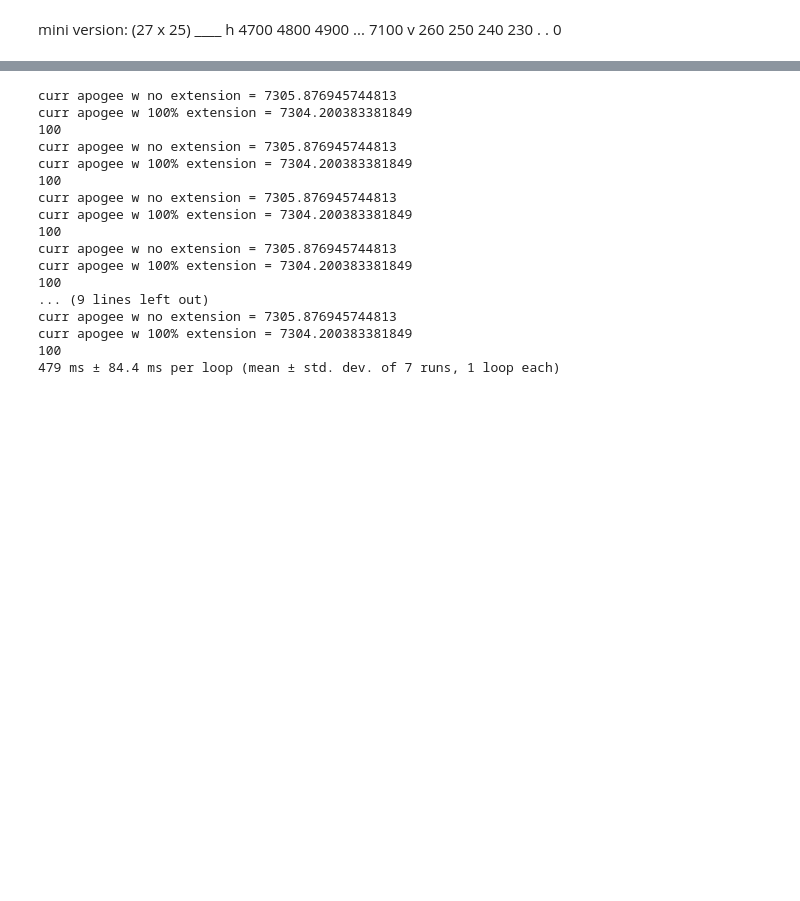
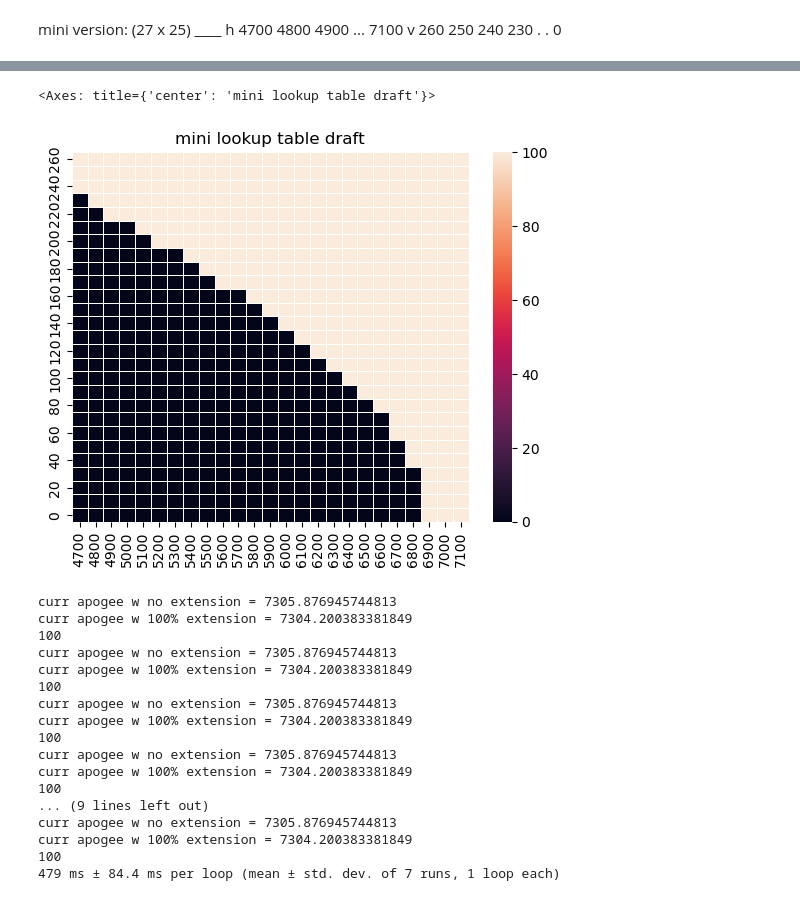
Before and after one commit to violetzheng/airbrakes-control-system, a Jupyter notebook: call_simulink.ipynb, the cells around one changed output, grey strips where cells are left out. Saved outputs shown, nothing was run; the diff lists cells and outputs as text; code cells hidden in the pictures; blank space fills up the shorter version.

```diff
--- a/call_simulink.ipynb
+++ b/call_simulink.ipynb
@@ -77,6 +77,7 @@ ERROR_THRESHOLD = 1
 TARGET_APOG = 6850
 STOP_TIME = 34
 START_TIME = 5
+MAX_CALLS = 10
 # %%
 def get_extension(curr_vel, curr_alt,target):
     #find apogee when no extension yet
@@ -106,7 +107,10 @@ def get_extension(curr_vel, curr_alt,target):
     #find best extension w binary search
     low = 0
     hi = 100
-    while (low<hi):
+    num_calls = 0
+
+    while (low<hi and num_calls<MAX_CALLS):
+        print("doing a BS")
         mid = (low+hi)/2
         params['extension_length']= (mid/100.0)*MAX_EXTENSION
         result = mle.sim_the_model('Stoptime',STOP_TIME,"StartTime", START_TIME,'TunableParameters',params)
@@ -118,6 +122,18 @@ def get_extension(curr_vel, curr_alt,target):
             hi = mid
         else:
             low=mid
+        num_calls+=1
     return 0
 # %%
 LUT = [[0]*25 for _ in range(27)]
+# %%
+for i in range(0,27):
+    for j in range(0,25):
+        vel = float(260 - i*10)
+        height = float(4700 + j*100)
+        try:
+            curr_extension = get_extension(vel,height,TARGET_APOG)
+        except:
+            curr_extension = -1
+        LUT[i][j] = curr_extension
+        print("vel: "+str(vel) + " height: "+str(height) + " extension: " + str(curr_extension))
@@ -124,3 +181,14 @@ LUT = [[0]*25 for _ in range(27)]
+# %%
+label_vel = [260 - i*10 for i in range(0,27)]
+label_height = [4700 + j*100 for j in range(0,25)]
+lut_pd = pd.DataFrame(get_lut, index = label_vel, columns = label_height)
+plt.title('mini lookup table draft')
+plt.xlabel('height (m)')
+plt.ylabel('velocity (m/s')
+sns.heatmap(lut_pd, annot=False, linewidth=0.5)
+# %% [output]
+<Axes: title={'center': 'mini lookup table draft'}>
+[figure, added]
 # %%
 #try first entry: height = 4700, vel = 260
 %timeit print(get_extension(260.0,4700.0,TARGET_APOG))
```
Also changed, not shown: parts of 5 cells of this notebook, 1 other file.
